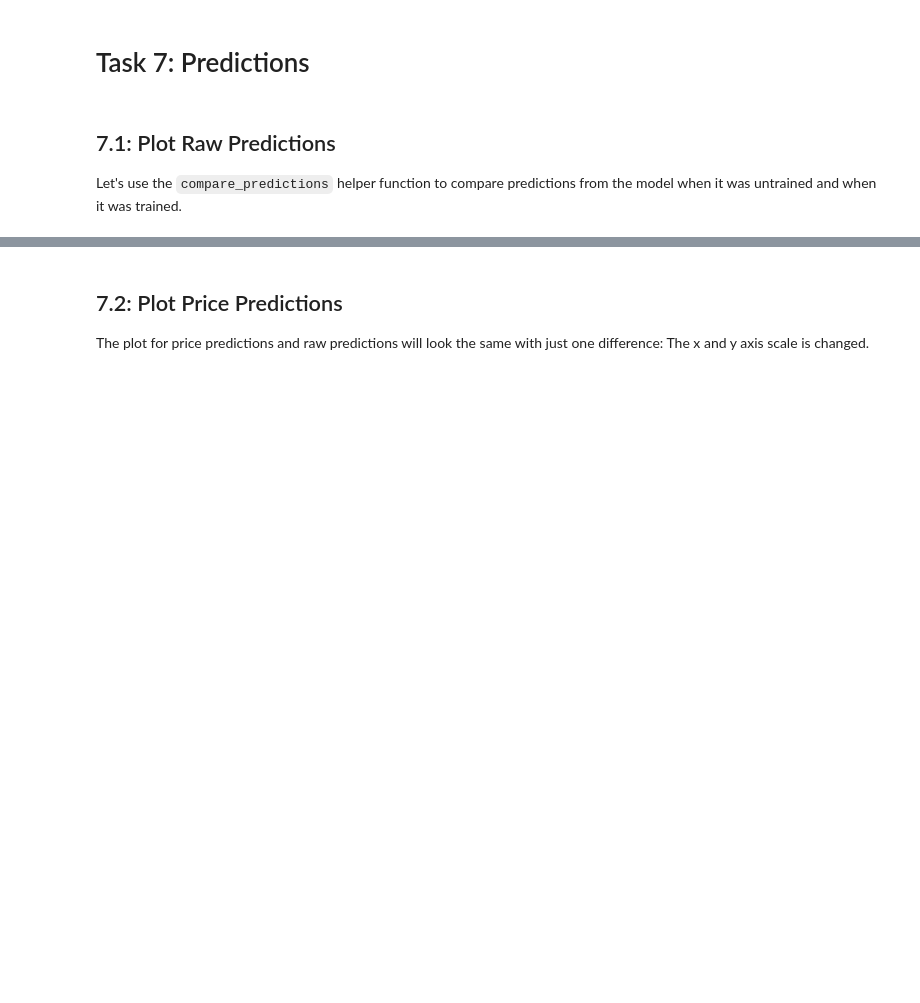
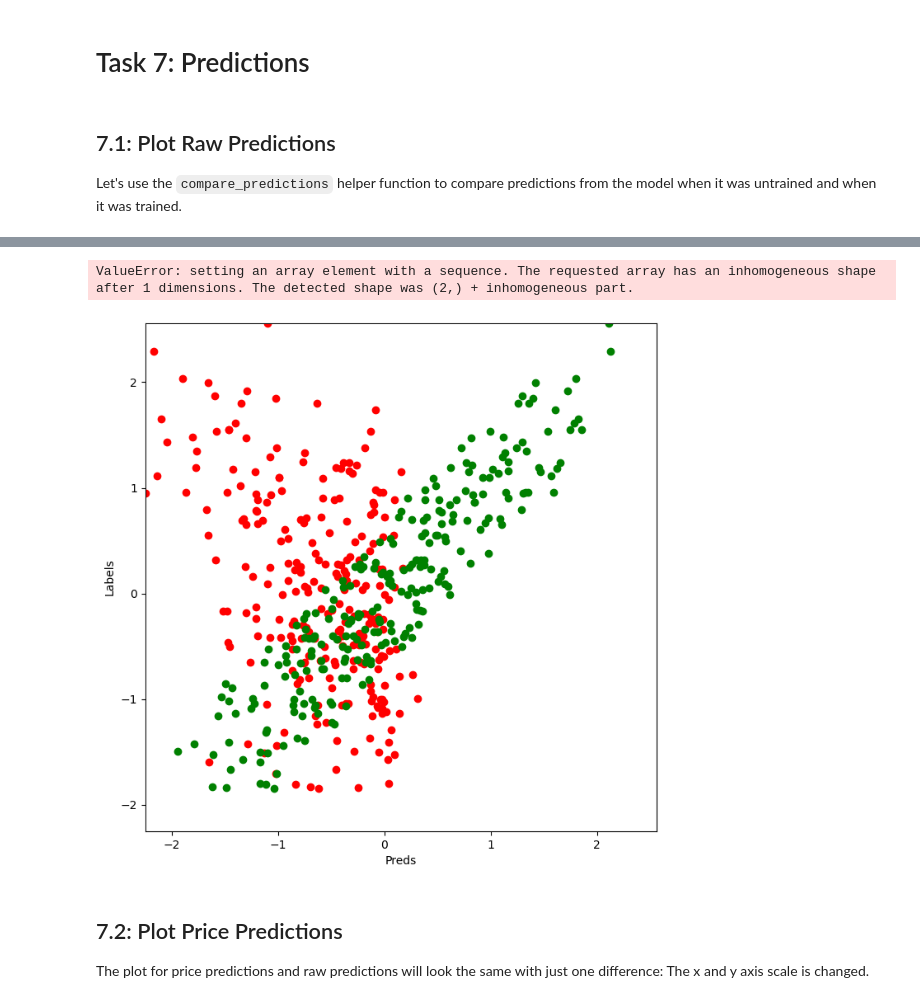
Before and after one commit to k-alaya9/predicting_house_model, a Jupyter notebook: Predicting House Prices with Regression.ipynb, the cells around one changed output, grey strips where cells are left out. Drawn from its saved outputs; the diff is of its cells as text; code cells hidden in the pictures; blank space fills up the shorter version.

```diff
--- a/Predicting House Prices with Regression.ipynb
+++ b/Predicting House Prices with Regression.ipynb
@@ -182,3 +231,7 @@ Let's use the `plot_loss` helper function to take a look training and validation
 ## 7.1: Plot Raw Predictions
 
 Let's use the `compare_predictions` helper function to compare predictions from the model when it was untrained and when it was trained.
+# %%
+predict_on_trained=model.predict(x_test)
+compare_predictions(predict_on_untrained,predict_on_trained,y_test)
+# %% [output]
@@ -185,3 +239,5 @@ Let's use the `compare_predictions` helper function to compare predictions from
+ValueError: setting an array element with a sequence. The requested array has an inhomogeneous shape after 1 dimensions. The detected shape was (2,) + inhomogeneous part.
+[figure, added]
 # %% [markdown]
 ## 7.2: Plot Price Predictions
 
```
Also changed, not shown: parts of 7 cells of this notebook.
